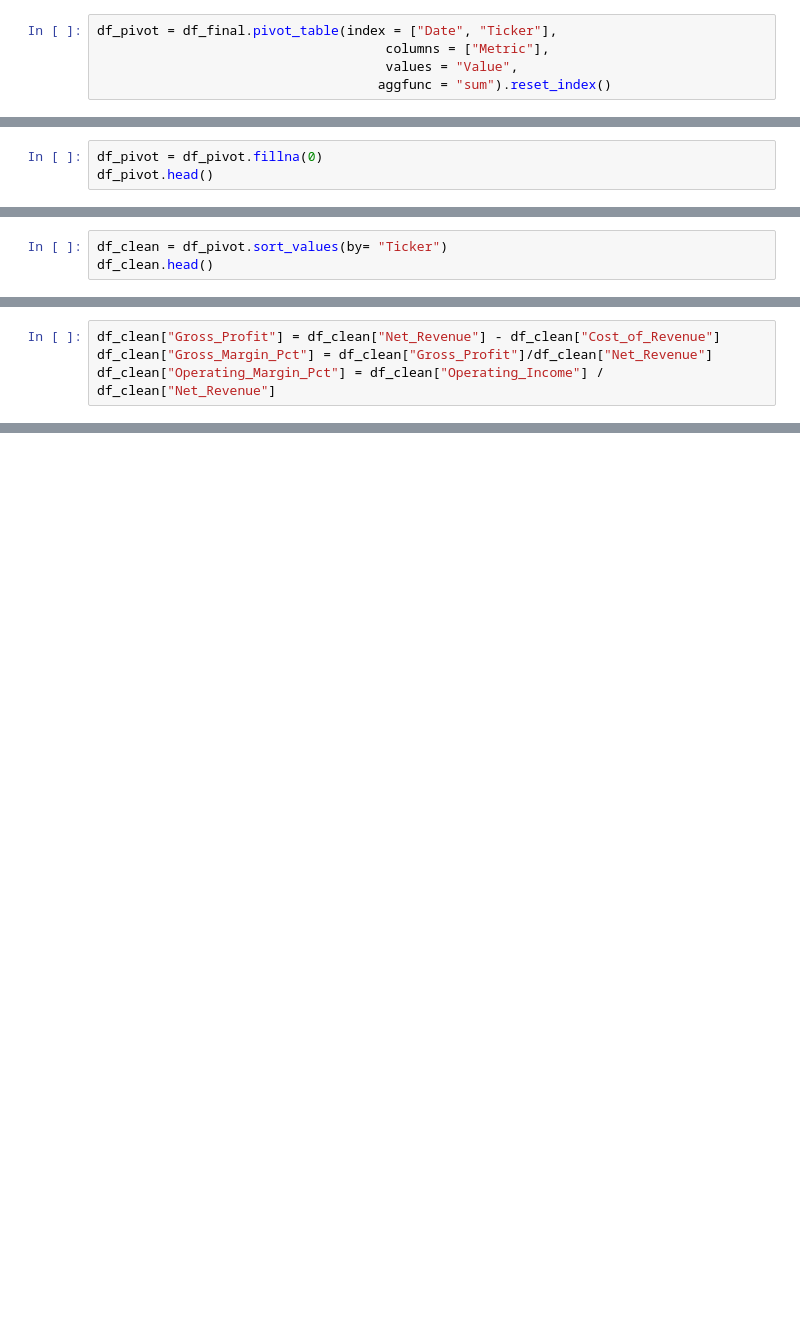
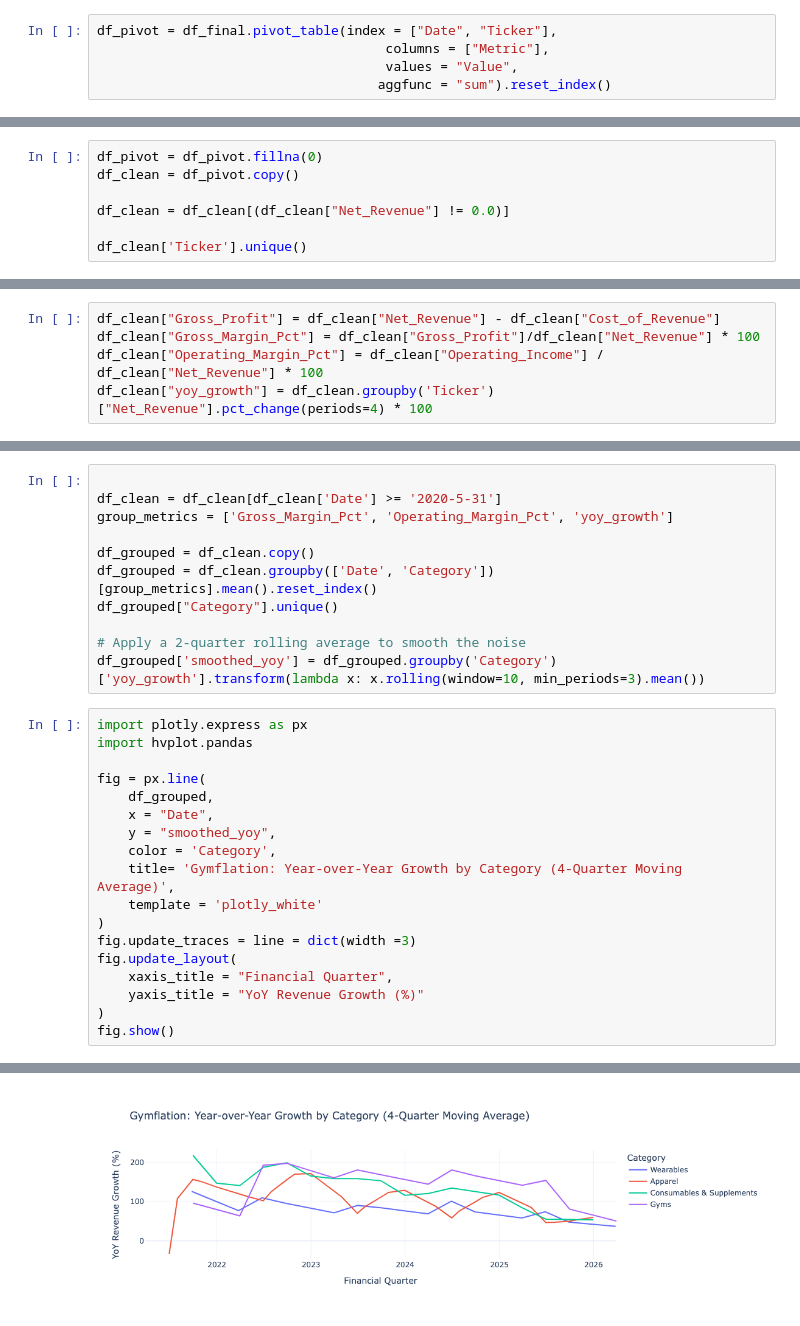
Before and after one commit to nickjung0526/Gymflation-Project, a Jupyter notebook: ProjectSEC.ipynb, the cells around one changed output, grey strips where cells are left out. Cells and saved outputs as stored; diff of their text form; blank space fills up the shorter version.

```diff
--- a/ProjectSEC.ipynb
+++ b/ProjectSEC.ipynb
@@ -147,4 +187,8 @@ df_pivot = df_final.pivot_table(index = ["Date", "Ticker"],
 # %%
 df_pivot = df_pivot.fillna(0)
-df_pivot.head()
+df_clean = df_pivot.copy()
+
+df_clean = df_clean[(df_clean["Net_Revenue"] != 0.0)]
+
+df_clean['Ticker'].unique()
 # %% [output]
@@ -157,3 +196,0 @@ df_pivot.head()
-# %%
-df_clean = df_pivot.sort_values(by= "Ticker")
-df_clean.head()
@@ -172,4 +242,5 @@ df_clean.head()
 # %%
 df_clean["Gross_Profit"] = df_clean["Net_Revenue"] - df_clean["Cost_of_Revenue"]
-df_clean["Gross_Margin_Pct"] = df_clean["Gross_Profit"]/df_clean["Net_Revenue"]
-df_clean["Operating_Margin_Pct"] = df_clean["Operating_Income"] / df_clean["Net_Revenue"]
+df_clean["Gross_Margin_Pct"] = df_clean["Gross_Profit"]/df_clean["Net_Revenue"] * 100
+df_clean["Operating_Margin_Pct"] = df_clean["Operating_Income"] / df_clean["Net_Revenue"] * 100
+df_clean["yoy_growth"] = df_clean.groupby('Ticker')["Net_Revenue"].pct_change(periods=4) * 100
@@ -194,0 +314,30 @@ SyntaxError: invalid syntax (4238376967.py, line 1)
+# %%
+
+df_clean = df_clean[df_clean['Date'] >= '2020-5-31']
+group_metrics = ['Gross_Margin_Pct', 'Operating_Margin_Pct', 'yoy_growth']
+
+df_grouped = df_clean.copy()
+df_grouped = df_clean.groupby(['Date', 'Category'])[group_metrics].mean().reset_index()
+df_grouped["Category"].unique()
+
+# Apply a 2-quarter rolling average to smooth the noise
+df_grouped['smoothed_yoy'] = df_grouped.groupby('Category')['yoy_growth'].transform(lambda x: x.rolling(window=10, min_periods=3).mean())
+# %%
+import plotly.express as px
+import hvplot.pandas
+
+fig = px.line(
+    df_grouped,
+    x = "Date",
+    y = "smoothed_yoy",
+    color = 'Category',
+    title= 'Gymflation: Year-over-Year Growth by Category (4-Quarter Moving Average)',
+    template = 'plotly_white'
+)
+fig.update_traces = line = dict(width =3)
+fig.update_layout(
+    xaxis_title = "Financial Quarter",
+    yaxis_title = "YoY Revenue Growth (%)"
+)
+fig.show()
+# %% [output]
@@ -194,0 +347 @@ SyntaxError: invalid syntax (4238376967.py, line 1)
+[figure, added]
```
Also changed, not shown: parts of 28 cells of this notebook.
